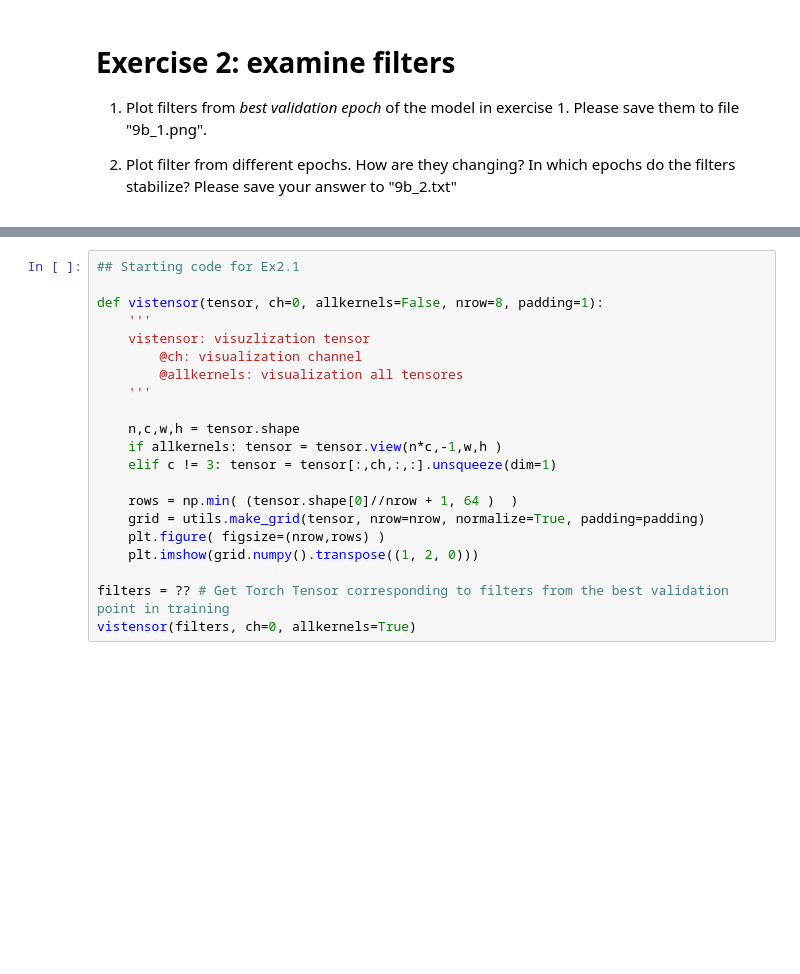
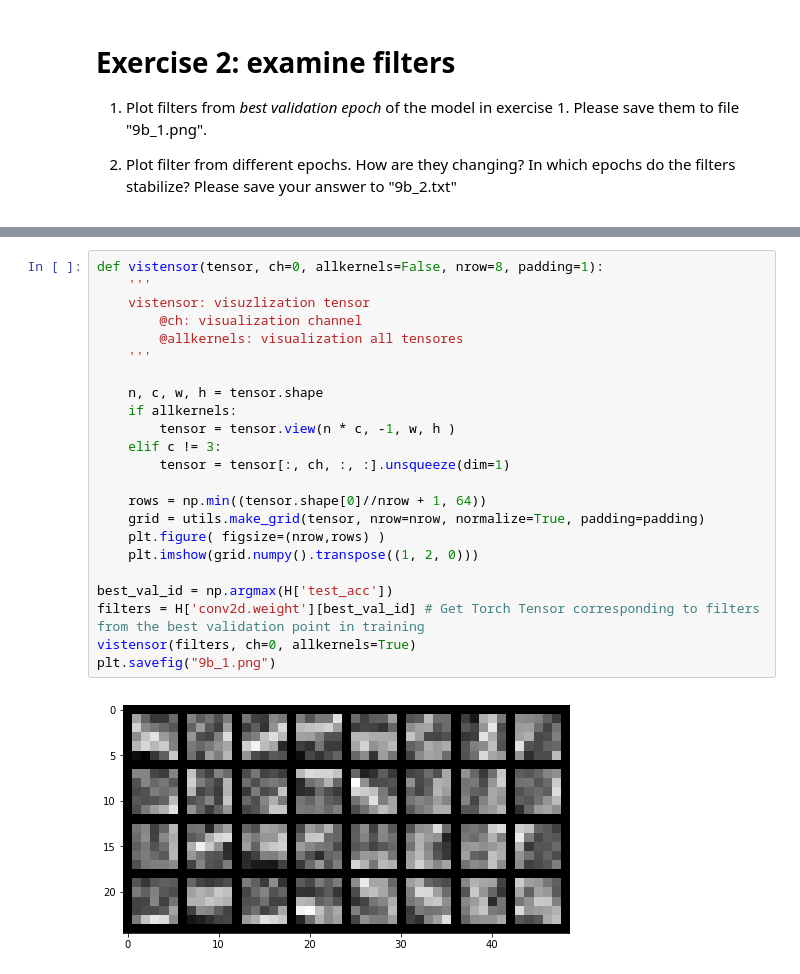
Before and after one commit to kgalias/nn2018, a Jupyter notebook: lab/9b_conv.ipynb, the cells around one changed output, grey strips where cells are left out. Saved outputs shown, nothing was run; the diff lists cells and outputs as text; blank space fills up the shorter version.

```diff
--- a/lab/9b_conv.ipynb
+++ b/lab/9b_conv.ipynb
@@ -114,21 +190,25 @@ H_mlp = train(loss=loss, model=model, x_train=x_train, y_train=y_train,
 # %%
-## Starting code for Ex2.1
-
 def vistensor(tensor, ch=0, allkernels=False, nrow=8, padding=1):
     '''
     vistensor: visuzlization tensor
         @ch: visualization channel
         @allkernels: visualization all tensores
     '''
 
-    n,c,w,h = tensor.shape
-    if allkernels: tensor = tensor.view(n*c,-1,w,h )
-    elif c != 3: tensor = tensor[:,ch,:,:].unsqueeze(dim=1)
+    n, c, w, h = tensor.shape
+    if allkernels:
+        tensor = tensor.view(n * c, -1, w, h )
+    elif c != 3:
+        tensor = tensor[:, ch, :, :].unsqueeze(dim=1)
 
-    rows = np.min( (tensor.shape[0]//nrow + 1, 64 )  )
+    rows = np.min((tensor.shape[0]//nrow + 1, 64))
     grid = utils.make_grid(tensor, nrow=nrow, normalize=True, padding=padding)
     plt.figure( figsize=(nrow,rows) )
     plt.imshow(grid.numpy().transpose((1, 2, 0)))
 
-filters = ?? # Get Torch Tensor corresponding to filters from the best validation point in training
+best_val_id = np.argmax(H['test_acc'])
+filters = H['conv2d.weight'][best_val_id] # Get Torch Tensor corresponding to filters from the best validation point in training
 vistensor(filters, ch=0, allkernels=True)
+plt.savefig("9b_1.png")
+# %% [output]
+[figure, added]
```
Also changed, not shown: parts of 20 cells of this notebook, 1 other file.
